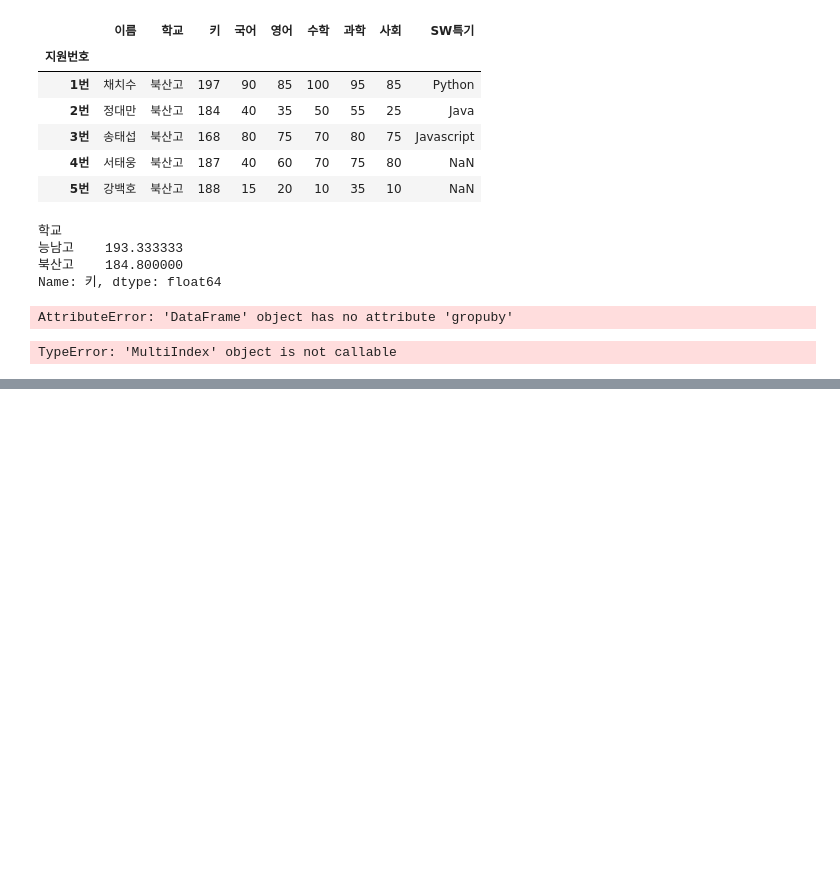
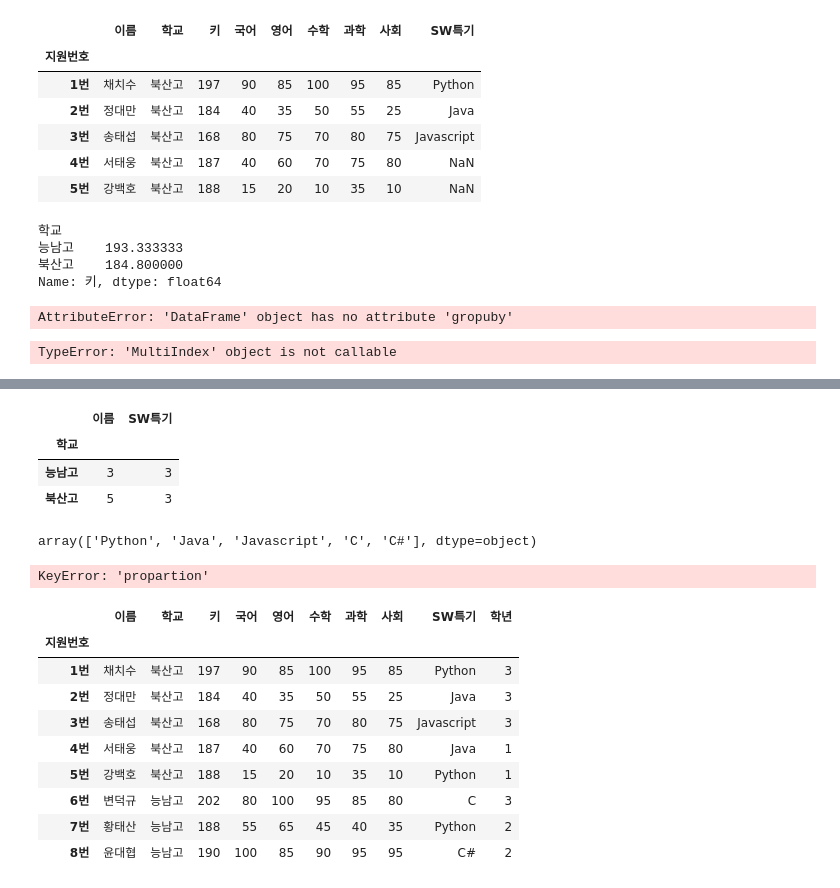
Before and after one commit to Kims-club98/python-project, a Jupyter notebook: 03.데이터분석/01시리즈/14그룹화.ipynb, the cells around one changed output, grey strips where cells are left out. Saved outputs shown, nothing was run; the diff lists cells and outputs as text; code cells hidden in the pictures; blank space fills up the shorter version.

```diff
--- a/03.데이터분석/01시리즈/14그룹화.ipynb
+++ b/03.데이터분석/01시리즈/14그룹화.ipynb
@@ -92,3 +92,5 @@ df_info.to_csv('data/학생정보.csv')
 df_score=df.loc[:,'국어':'사회']
 df_score.to_csv('data/학생성적.csv')
 # %%
+df=pd.read_csv('data/score.csv')
+df.set_index('지원번호', inplace=True) #index primary 키를 '지원번호'로 지정함
@@ -100,0 +133,8 @@ df_score.to_csv('data/학생성적.csv')
+# %%
+df['학년']=[3,3,3,1,1,3,2,2] #학년 columns 새로 생성(rows의 개수만큼 colums 작성 必)
+#학년별 평균 키 추출
+df2=df.groupby('학년')['키'].mean().to_frame()
+df2.columns=['키평균']
+df2
+# 키 평균: to_frame( 00 )에서 지정 (방법1)
+# 키 평균: 2차항변 만든 후 .colunms[]로 지정 (방법2)
@@ -100,0 +193,22 @@ df_score.to_csv('data/학생성적.csv')
+# %%
+# 학교별로 학생이 몇 명인지 & SW 특기를 가진 학생의 수를 구하기(조건 O 학생 Count) (Count는 Nan을 count 하지 않음!)
+df2=df.groupby('학교').count() #각 항목에 해당하는 사람을 추출
+df2[['이름','SW특기']]
+# size 단순 학생 수 시
+# count Null 값 제외한 수 추출 시
+# %% [output]
+|  | 이름 | SW특기 |
+| 학교 |  |  |
+| 능남고 | 3 | 3 |
+| 북산고 | 5 | 3 |
+# %%
+#SW특기값 변경하기
+df.loc['4번','SW특기']='java'
+df.loc['5번','SW특기']='python'
+df
+#행값의 특기값 개수 check
+df['SW특기'].unique() # 대소문자에 따라 다르게 구분하는 문제 발생
+df['SW특기']=df['SW특기'].str.capitalize() #str 내 대문자로 시작(.capiterlize())을 작성
+df['SW특기'].unique()
+# %% [output]
+array(['Python', 'Java', 'Javascript', 'C', 'C#'], dtype=object)
@@ -100,0 +218,22 @@ df_score.to_csv('data/학생성적.csv')
+# %%
+#전체 특기자중 해당 특기자가 몇 명있는가 (합계 1 기준)
+df2=df['SW특기'].value_counts(normalize=True).to_frame()
+#
+df2['퍼센트']=df2['propartion']*100
+df2
+# %% [output]
+KeyError: 'propartion'
+# %%
+df.groupby('학교')['SW특기'].unique()
+df
+# %% [output]
+|  | 이름 | 학교 | 키 | 국어 | 영어 | 수학 | 과학 | 사회 | SW특기 | 학년 |
+| 지원번호 |  |  |  |  |  |  |  |  |  |  |
+| 1번 | 채치수 | 북산고 | 197 | 90 | 85 | 100 | 95 | 85 | Python | 3 |
+| 2번 | 정대만 | 북산고 | 184 | 40 | 35 | 50 | 55 | 25 | Java | 3 |
+| 3번 | 송태섭 | 북산고 | 168 | 80 | 75 | 70 | 80 | 75 | Javascript | 3 |
+| 4번 | 서태웅 | 북산고 | 187 | 40 | 60 | 70 | 75 | 80 | Java | 1 |
+| 5번 | 강백호 | 북산고 | 188 | 15 | 20 | 10 | 35 | 10 | Python | 1 |
+| 6번 | 변덕규 | 능남고 | 202 | 80 | 100 | 95 | 85 | 80 | C | 3 |
+| 7번 | 황태산 | 능남고 | 188 | 55 | 65 | 45 | 40 | 35 | Python | 2 |
+| 8번 | 윤대협 | 능남고 | 190 | 100 | 85 | 90 | 95 | 95 | C# | 2 |
```
Also changed, not shown: parts of 12 cells of this notebook, 13 other files.
